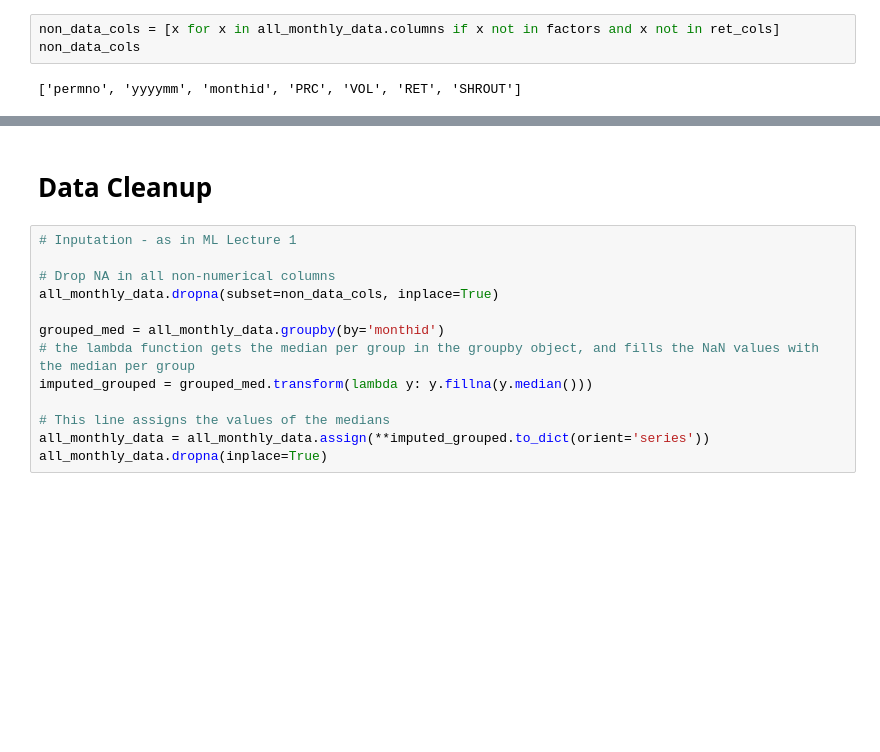
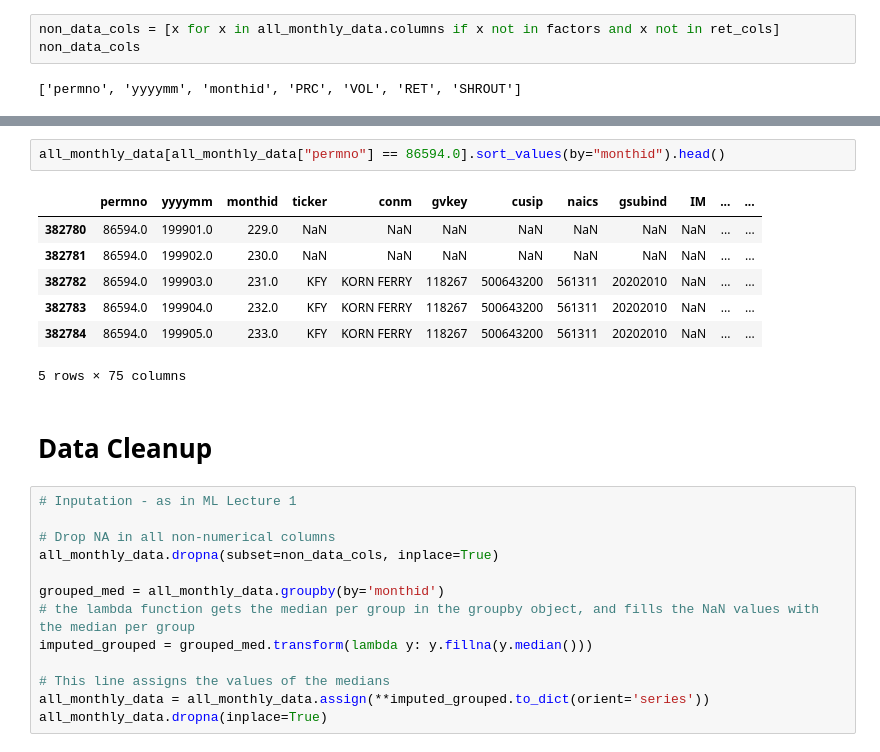
Before and after one commit to CFM-301-W23-G4/Final-Project, a Jupyter notebook: Final Project.ipynb, the cells around one changed output, grey strips where cells are left out. Cells and saved outputs as stored; diff of their text form; blank space fills up the shorter version.

```diff
--- a/Final Project.ipynb
+++ b/Final Project.ipynb
@@ -81,3 +123,13 @@ non_data_cols
+# %%
+all_monthly_data[all_monthly_data["permno"] == 86594.0].sort_values(by="monthid").head()
+# %% [output]
+|  | permno | yyyymm | monthid | ticker | conm | gvkey | cusip | naics | gsubind | IM | ... | ... |
+| 382780 | 86594.0 | 199901.0 | 229.0 | NaN | NaN | NaN | NaN | NaN | NaN | NaN | ... | ... |
+| 382781 | 86594.0 | 199902.0 | 230.0 | NaN | NaN | NaN | NaN | NaN | NaN | NaN | ... | ... |
+| 382782 | 86594.0 | 199903.0 | 231.0 | KFY | KORN FERRY | 118267 | 500643200 | 561311 | 20202010 | NaN | ... | ... |
+| 382783 | 86594.0 | 199904.0 | 232.0 | KFY | KORN FERRY | 118267 | 500643200 | 561311 | 20202010 | NaN | ... | ... |
+| 382784 | 86594.0 | 199905.0 | 233.0 | KFY | KORN FERRY | 118267 | 500643200 | 561311 | 20202010 | NaN | ... | ... |
+5 rows × 75 columns
 # %% [markdown]
 # Data Cleanup
 # %%
```
Also changed, not shown: parts of 6 cells of this notebook, 1 other file.
